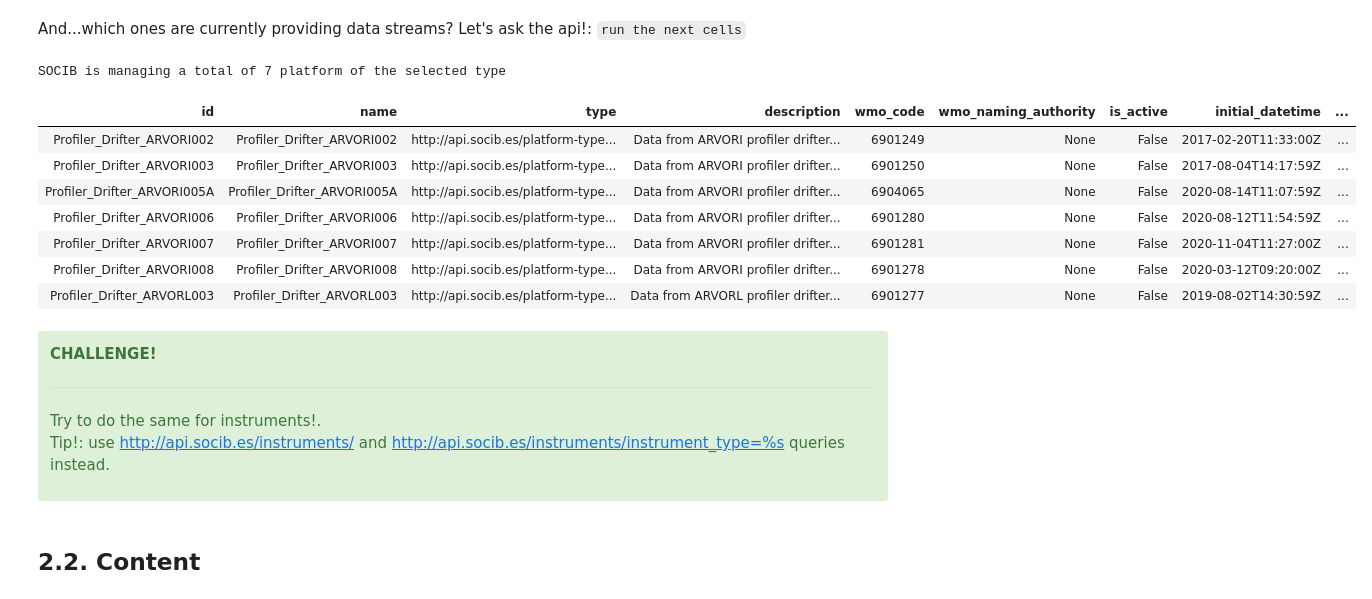
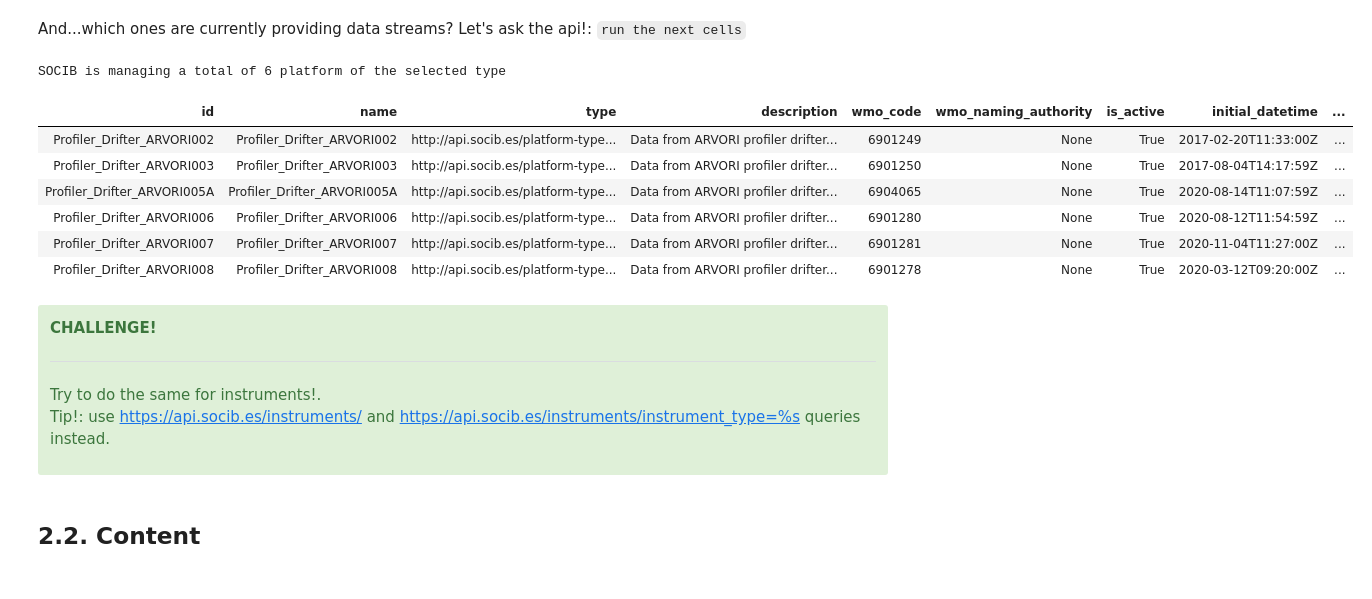
Before and after one commit to socib/API_examples, a Jupyter notebook: 01-Getting-started.ipynb, the cells around one changed output. Drawn from its saved outputs; the diff is of its cells as text; code cells hidden in the pictures.

```diff
--- a/01-Getting-started.ipynb
+++ b/01-Getting-started.ipynb
@@ -148,26 +148,25 @@ And...which ones are currently providing data streams? Let's ask the api!: `run
 # %%
 is_active = 'true' #set to 'false' if you wanna find the inactive ones
 # %%
-query = 'http://api.socib.es/platforms/?is_active=%s&platform_type=%s'%(is_active, platform_type)
+query = 'https://api.socib.es/platforms/?is_active=%s&platform_type=%s'%(is_active, platform_type)
 response = scbRequestHandler(query,headers)
 print('SOCIB is managing a total of %s platform of the selected type'%(len(response)))
 HTML(json2html.convert(json=response))
 # %% [output]
-SOCIB is managing a total of 7 platform of the selected type
+SOCIB is managing a total of 6 platform of the selected type
 | id | name | type | description | wmo_code | wmo_naming_authority | is_active | initial_datetime | ... |
-| Profiler_Drifter_ARVORI002 | Profiler_Drifter_ARVORI002 | http://api.socib.es/platform-type... | Data from ARVORI profiler drifter... | 6901249 | None | False | 2017-02-20T11:33:00Z | ... |
-| Profiler_Drifter_ARVORI003 | Profiler_Drifter_ARVORI003 | http://api.socib.es/platform-type... | Data from ARVORI profiler drifter... | 6901250 | None | False | 2017-08-04T14:17:59Z | ... |
-| Profiler_Drifter_ARVORI005A | Profiler_Drifter_ARVORI005A | http://api.socib.es/platform-type... | Data from ARVORI profiler drifter... | 6904065 | None | False | 2020-08-14T11:07:59Z | ... |
-| Profiler_Drifter_ARVORI006 | Profiler_Drifter_ARVORI006 | http://api.socib.es/platform-type... | Data from ARVORI profiler drifter... | 6901280 | None | False | 2020-08-12T11:54:59Z | ... |
-| Profiler_Drifter_ARVORI007 | Profiler_Drifter_ARVORI007 | http://api.socib.es/platform-type... | Data from ARVORI profiler drifter... | 6901281 | None | False | 2020-11-04T11:27:00Z | ... |
-| Profiler_Drifter_ARVORI008 | Profiler_Drifter_ARVORI008 | http://api.socib.es/platform-type... | Data from ARVORI profiler drifter... | 6901278 | None | False | 2020-03-12T09:20:00Z | ... |
-| Profiler_Drifter_ARVORL003 | Profiler_Drifter_ARVORL003 | http://api.socib.es/platform-type... | Data from ARVORL profiler drifter... | 6901277 | None | False | 2019-08-02T14:30:59Z | ... |
+| Profiler_Drifter_ARVORI002 | Profiler_Drifter_ARVORI002 | http://api.socib.es/platform-type... | Data from ARVORI profiler drifter... | 6901249 | None | True | 2017-02-20T11:33:00Z | ... |
+| Profiler_Drifter_ARVORI003 | Profiler_Drifter_ARVORI003 | http://api.socib.es/platform-type... | Data from ARVORI profiler drifter... | 6901250 | None | True | 2017-08-04T14:17:59Z | ... |
+| Profiler_Drifter_ARVORI005A | Profiler_Drifter_ARVORI005A | http://api.socib.es/platform-type... | Data from ARVORI profiler drifter... | 6904065 | None | True | 2020-08-14T11:07:59Z | ... |
+| Profiler_Drifter_ARVORI006 | Profiler_Drifter_ARVORI006 | http://api.socib.es/platform-type... | Data from ARVORI profiler drifter... | 6901280 | None | True | 2020-08-12T11:54:59Z | ... |
+| Profiler_Drifter_ARVORI007 | Profiler_Drifter_ARVORI007 | http://api.socib.es/platform-type... | Data from ARVORI profiler drifter... | 6901281 | None | True | 2020-11-04T11:27:00Z | ... |
+| Profiler_Drifter_ARVORI008 | Profiler_Drifter_ARVORI008 | http://api.socib.es/platform-type... | Data from ARVORI profiler drifter... | 6901278 | None | True | 2020-03-12T09:20:00Z | ... |
 # %% [markdown]
 <div class="alert alert-block alert-success">
 <b>CHALLENGE!</b>
 
 ***
-Try to do the same for instruments!. <br>Tip!: use  http://api.socib.es/instruments/ and http://api.socib.es/instruments/instrument_type=%s queries instead.
+Try to do the same for instruments!. <br>Tip!: use  https://api.socib.es/instruments/ and https://api.socib.es/instruments/instrument_type=%s queries instead.
 </div>
 # %% [markdown]
 ## 2.2. Content
```
Also changed, not shown: parts of 6 cells of this notebook, 1 other file.
